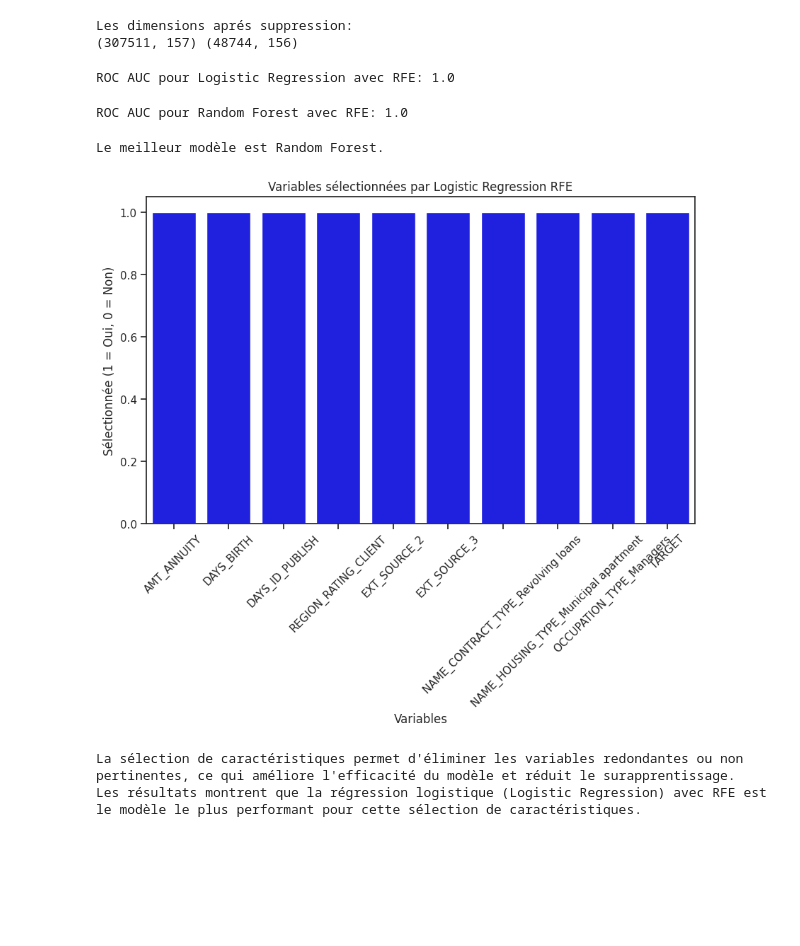
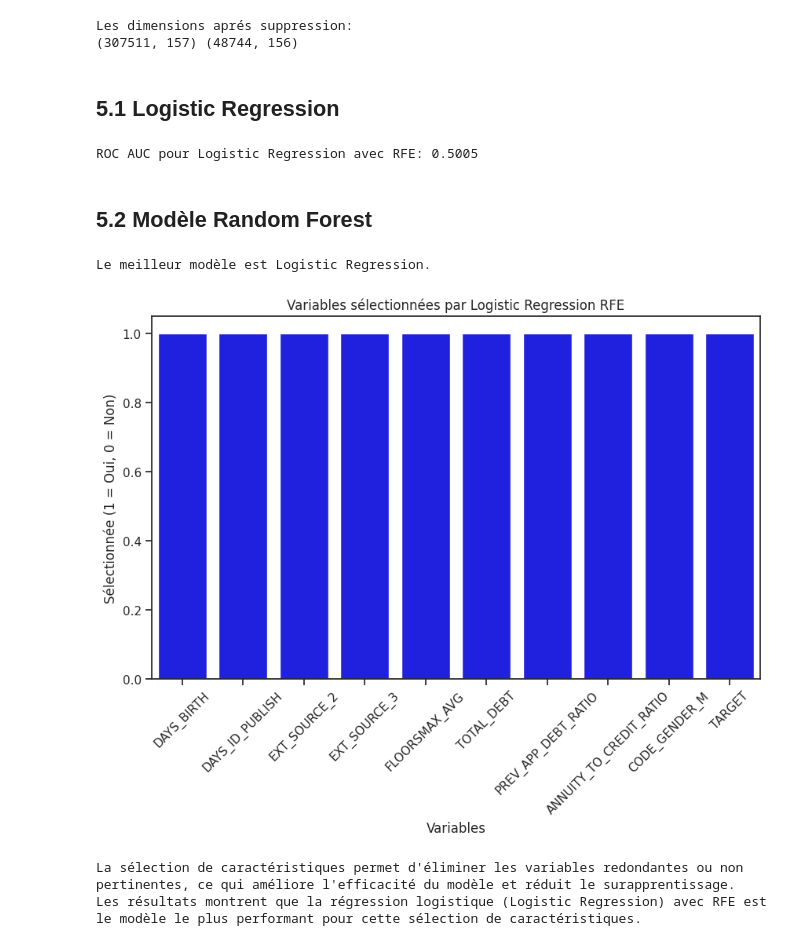
Before and after one commit to amadousysada/scoring-model, a Jupyter notebook: 02_feature_selection.ipynb, the cells around one changed output. Saved outputs shown, nothing was run; the diff lists cells and outputs as text; code cells hidden in the pictures; blank space fills up the shorter version.

```diff
--- a/02_feature_selection.ipynb
+++ b/02_feature_selection.ipynb
@@ -45,7 +47,7 @@ folder_path = "data" # A ajuster selon le chemin où se trouve vos cvs.
 # %%
 # Chargement des données
-app_train = pd.read_csv(f"{folder_path}/cleaned_app_train.csv")
-app_test = pd.read_csv(f"{folder_path}/cleaned_app_test.csv")
+app_train = pd.read_csv(f"{folder_path}cleaned_app_train.csv")
+app_test = pd.read_csv(f"{folder_path}cleaned_app_test.csv")
 
 # Exploration rapide
 print("Aperçu des données principales :")
@@ -213,18 +217,23 @@ Les dimensions aprés suppression:
 (307511, 157) (48744, 156)
 # %%
 # Séparation du jeu de données en ensembles d'entraînement et de test
-X = app_train[:500].dropna()
+X = app_train.copy()
 
 X.replace([np.inf, -np.inf], np.nan, inplace=True)
+X = X.dropna()
+Y = X['TARGET']
 
-X_train, X_test, y_train, y_test = train_test_split(X, X['TARGET'], test_size=0.2, random_state=42)
+X.drop(columns=['TARGET'], inplace=True)
+
+X_train, X_test, y_train, y_test = train_test_split(X, Y, test_size=0.2, random_state=42)
 
 # Standardisation des données pour la régression logistique
 scaler = StandardScaler()
 X_train_scaled = scaler.fit_transform(X_train)
 X_test_scaled = scaler.transform(X_test)
+# %% [markdown]
+## 5.1 Logistic Regression
 # %%
-# Modèle Logistic Regression
 logreg = LogisticRegression(max_iter=100)
 rfe_logreg = RFE(logreg, n_features_to_select=10)
 rfe_logreg.fit(X_train_scaled, y_train)
@@ -232,21 +241,20 @@ rfe_logreg.fit(X_train_scaled, y_train)
 # Evaluation du modèle avec RFE
 y_pred_logreg = rfe_logreg.predict(X_test_scaled)
 roc_auc_logreg = roc_auc_score(y_test, y_pred_logreg)
-print(f"ROC AUC pour Logistic Regression avec RFE: {roc_auc_logreg}")
+print(f"ROC AUC pour Logistic Regression avec RFE: {roc_auc_logreg:.4f}")
 # %% [output]
-ROC AUC pour Logistic Regression avec RFE: 1.0
+ROC AUC pour Logistic Regression avec RFE: 0.5005
+# %% [markdown]
+## 5.2 Modèle Random Forest
 # %%
-# Modèle Random Forest
-rf = RandomForestClassifier(n_estimators=100, random_state=42)
+rf = RandomForestClassifier(max_depth=6, n_estimators=10, random_state=42)
 rfe_rf = RFE(rf, n_features_to_select=10)
 rfe_rf.fit(X_train, y_train)
 
 # Evaluation du modèle avec RFE
 y_pred_rf = rfe_rf.predict(X_test)
 roc_auc_rf = roc_auc_score(y_test, y_pred_rf)
-print(f"ROC AUC pour Random Forest avec RFE: {roc_auc_rf}")
+print(f"ROC AUC pour Random Forest avec RFE: {roc_auc_rf:.4f}")
-# %% [output]
-ROC AUC pour Random Forest avec RFE: 1.0
 # %%
 # Sélection du meilleur modèle basé sur ROC AUC
 if roc_auc_logreg > roc_auc_rf:
@@ -256,20 +264,20 @@ else:
     print("Le meilleur modèle est Random Forest.")
     selected_features = X_train.columns[rfe_rf.support_]
 # %% [output]
-Le meilleur modèle est Random Forest.
+Le meilleur modèle est Logistic Regression.
 # %%
 plt.figure(figsize=(10, 6))
-sns.barplot(x= X_train.columns[rfe_logreg.support_], y=rfe_logreg.support_[rfe_logreg.support_].astype(int), color='b')
+sns.barplot(x= X_train.columns[rfe_rf.support_], y=rfe_rf.support_[rfe_rf.support_].astype(int), color='b')
 plt.title('Variables sélectionnées par Logistic Regression RFE')
 plt.xlabel('Variables')
 plt.ylabel('Sélectionnée (1 = Oui, 0 = Non)')
 plt.xticks(rotation=45)
 plt.show()
 
 # Conclusion
 print("La sélection de caractéristiques permet d'éliminer les variables redondantes ou non pertinentes, ce qui améliore l'efficacité du modèle et réduit le surapprentissage.")
 print("Les résultats montrent que la régression logistique (Logistic Regression) avec RFE est le modèle le plus performant pour cette sélection de caractéristiques.")
 # %% [output]
-[figure, old version]
+[figure, new version]
 La sélection de caractéristiques permet d'éliminer les variables redondantes ou non pertinentes, ce qui améliore l'efficacité du modèle et réduit le surapprentissage.
 Les résultats montrent que la régression logistique (Logistic Regression) avec RFE est le modèle le plus performant pour cette sélection de caractéristiques.
```
Also changed, not shown: parts of 4 cells of this notebook.
